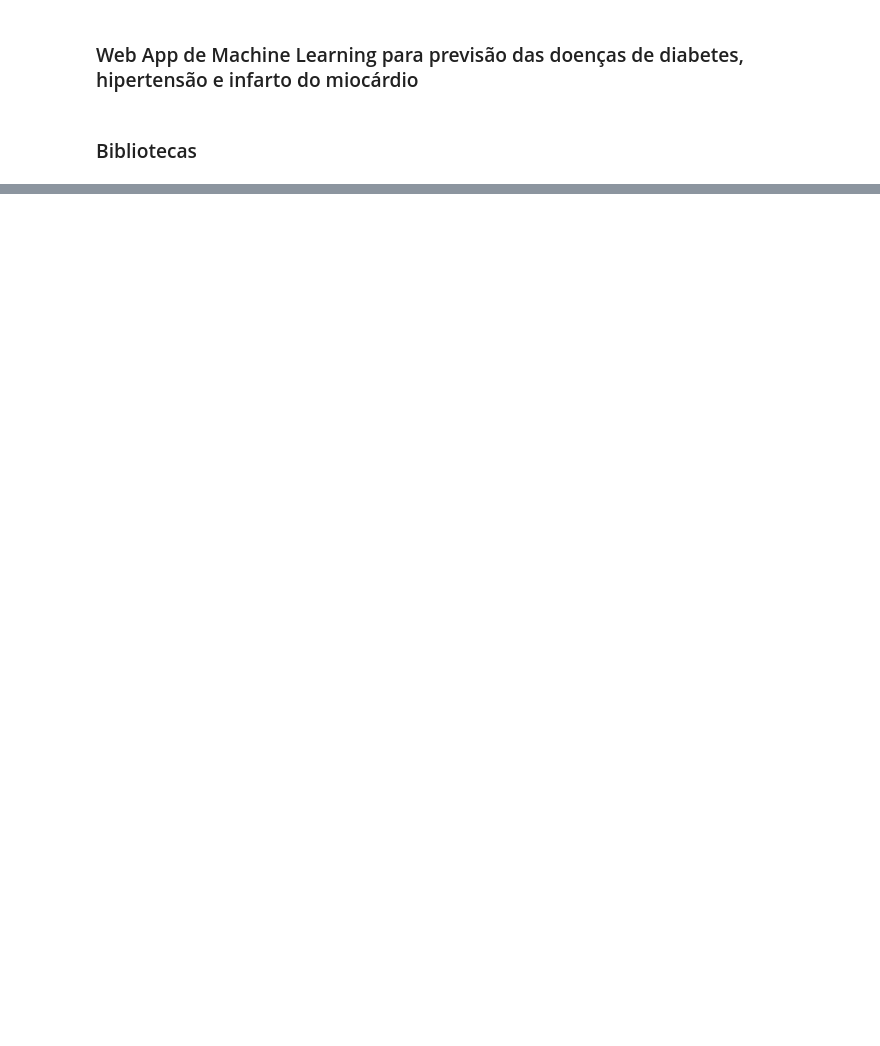
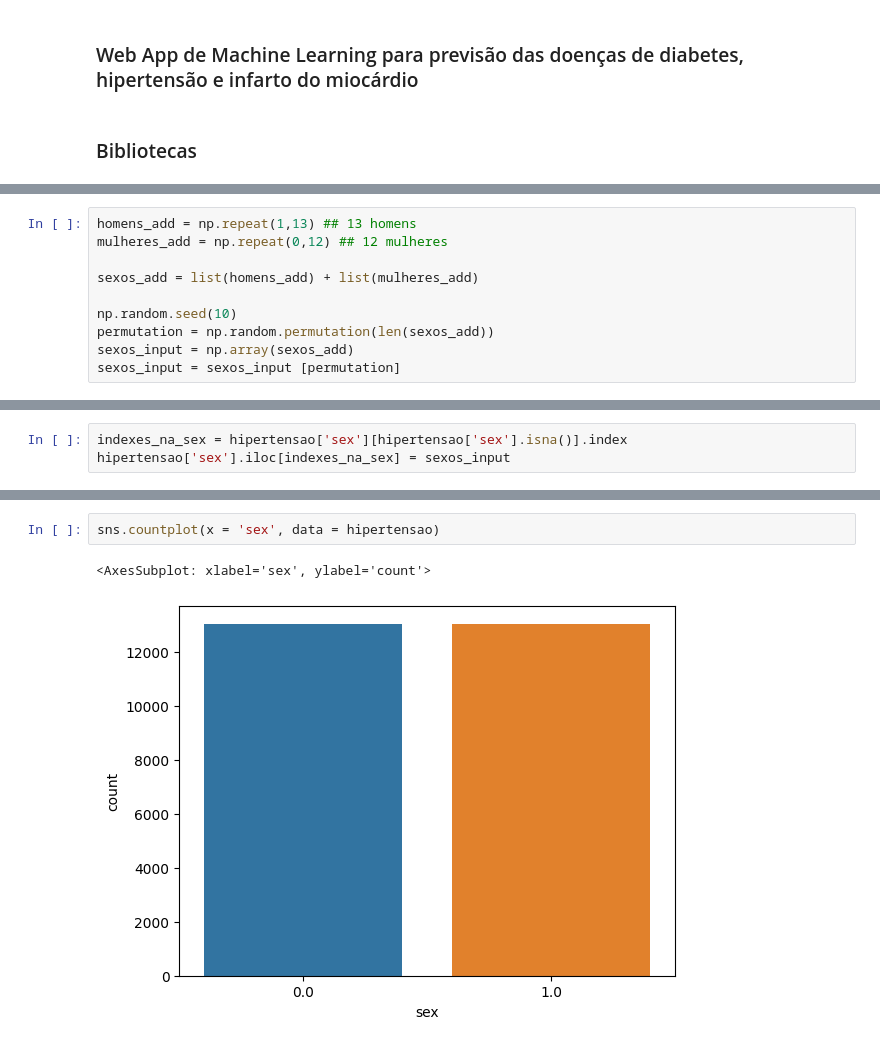
Before and after one commit to Dionisioneto/Modelos_em_deploy_Machine_Learning, a Jupyter notebook: projetos/predicao_doencas/estudo_ml.ipynb, the cells around one changed output, grey strips where cells are left out. Cells and saved outputs as stored; diff of their text form; blank space fills up the shorter version.

```diff
--- a/projetos/predicao_doencas/estudo_ml.ipynb
+++ b/projetos/predicao_doencas/estudo_ml.ipynb
@@ -31,0 +131,10 @@ ModuleNotFoundError: No module named 'lightgbm'
+# %%
+homens_add = np.repeat(1,13) ## 13 homens
+mulheres_add = np.repeat(0,12) ## 12 mulheres
+
+sexos_add = list(homens_add) + list(mulheres_add)
+
+np.random.seed(10)
+permutation = np.random.permutation(len(sexos_add))
+sexos_input = np.array(sexos_add)
+sexos_input = sexos_input [permutation]
@@ -31,0 +146,3 @@ ModuleNotFoundError: No module named 'lightgbm'
+# %%
+indexes_na_sex = hipertensao['sex'][hipertensao['sex'].isna()].index
+hipertensao['sex'].iloc[indexes_na_sex] = sexos_input
@@ -31,0 +218,5 @@ ModuleNotFoundError: No module named 'lightgbm'
+# %%
+sns.countplot(x = 'sex', data = hipertensao)
+# %% [output]
+<AxesSubplot: xlabel='sex', ylabel='count'>
+[figure, added]
```
Also changed, not shown: parts of 55 cells of this notebook.
